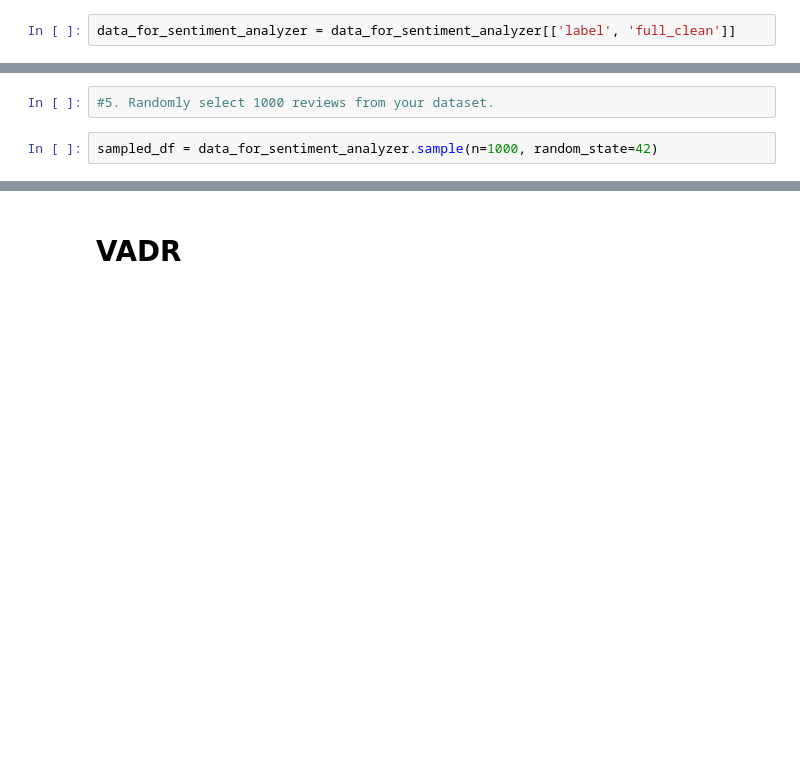
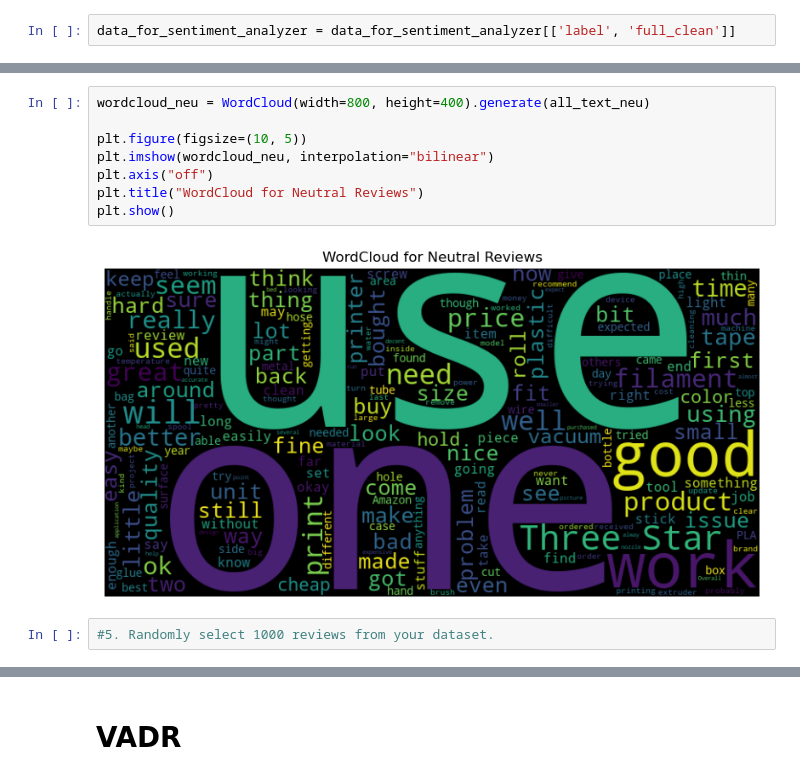
Before and after one commit to ruolan89/W25_COMP262_002_TeamGamma, a Jupyter notebook: Project_Phares1_TeamGamma.ipynb, the cells around one changed output, grey strips where cells are left out. Drawn from its saved outputs; the diff is of its cells as text; blank space fills up the shorter version.

```diff
--- a/Project_Phares1_TeamGamma.ipynb
+++ b/Project_Phares1_TeamGamma.ipynb
@@ -594,4 +616,12 @@ data_for_sentiment_analyzer.head()
+# %%
+wordcloud_neu = WordCloud(width=800, height=400).generate(all_text_neu)
+
+plt.figure(figsize=(10, 5))
+plt.imshow(wordcloud_neu, interpolation="bilinear")
+plt.axis("off")
+plt.title("WordCloud for Neutral Reviews")
+plt.show()
+# %% [output]
+[figure, added]
 # %%
 #5. Randomly select 1000 reviews from your dataset.
-# %%
-sampled_df = data_for_sentiment_analyzer.sample(n=1000, random_state=42)
```
Also changed, not shown: parts of 42 cells of this notebook.
